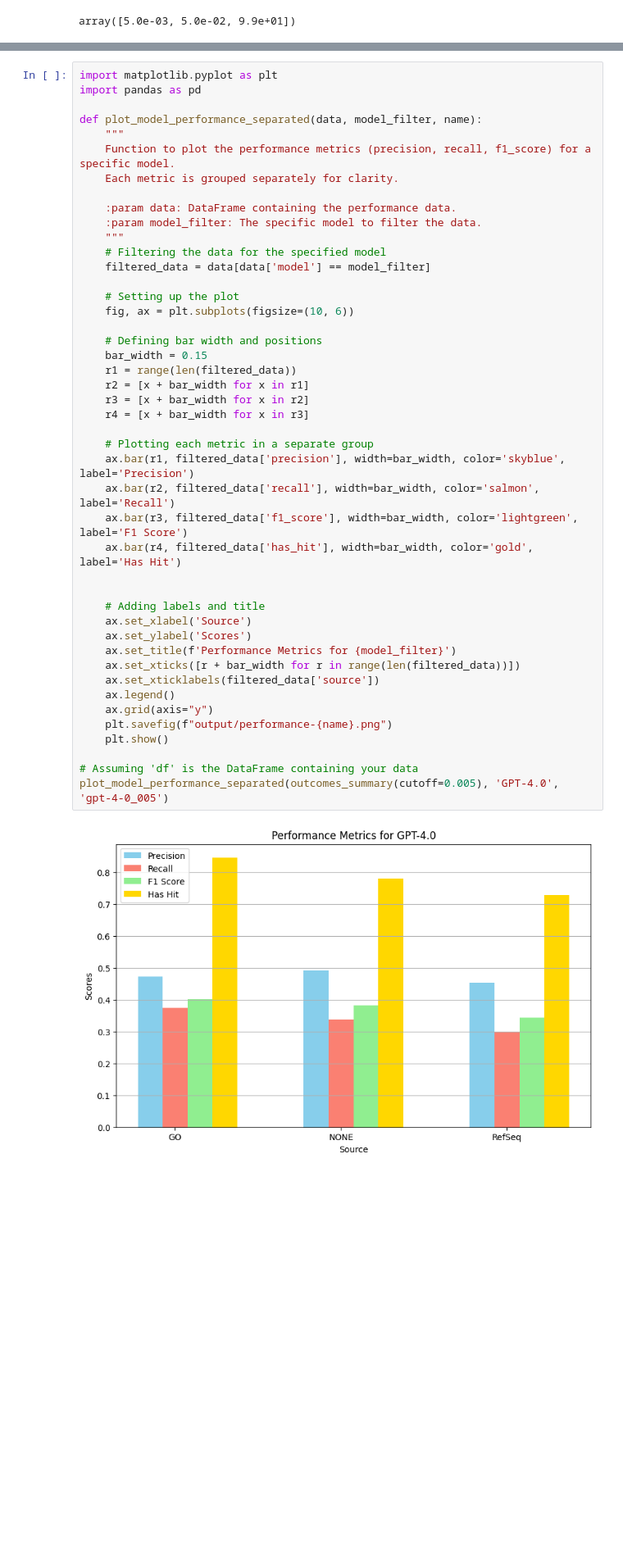
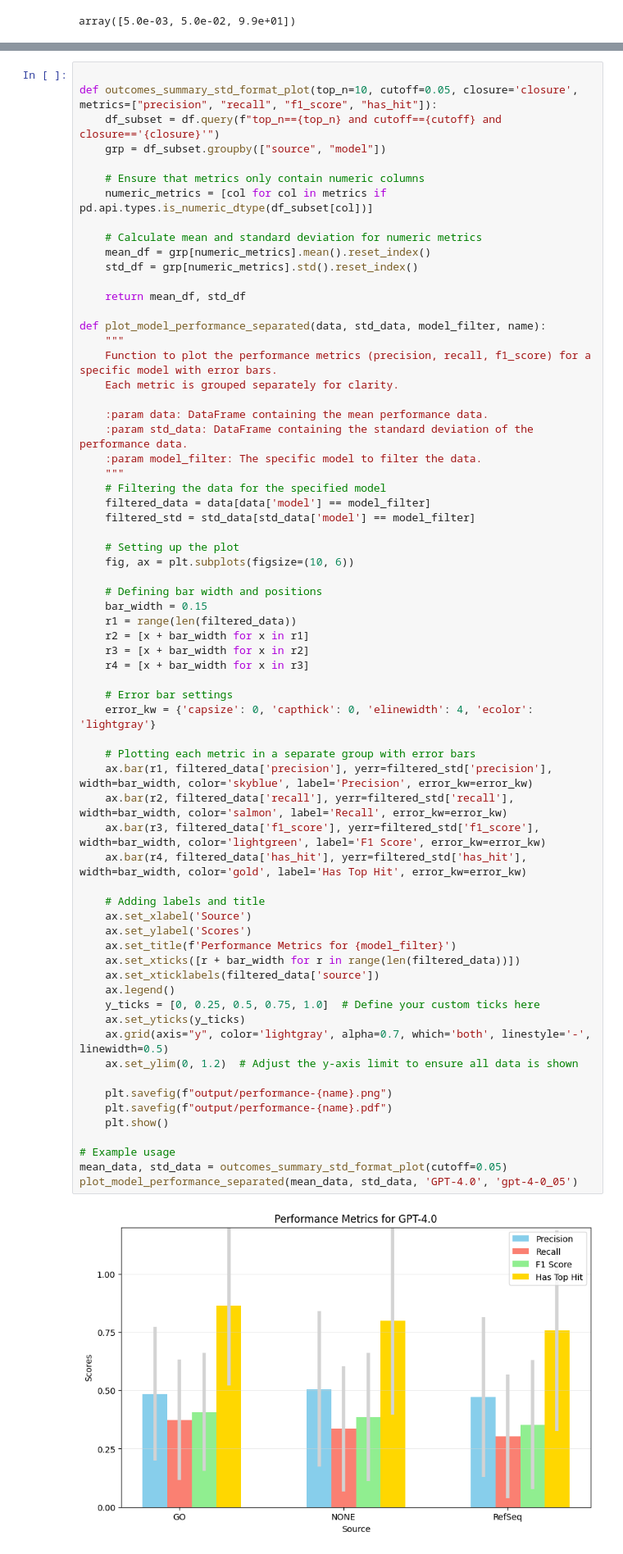
Before and after one commit to monarch-initiative/talisman-paper, a Jupyter notebook: Table1.ipynb, the cells around one changed output, grey strips where cells are left out. Shown: that part at 82% size. Drawn from its saved outputs; the diff is of its cells as text; blank space fills up the shorter version.

```diff
--- a/Table1.ipynb
+++ b/Table1.ipynb
@@ -292,47 +526,68 @@ himax(outcomes_summary(cutoff=0.005))
 # %%
-import matplotlib.pyplot as plt
-import pandas as pd
 
-def plot_model_performance_separated(data, model_filter, name):
+def outcomes_summary_std_format_plot(top_n=10, cutoff=0.05, closure='closure', metrics=["precision", "recall", "f1_score", "has_hit"]):
+    df_subset = df.query(f"top_n=={top_n} and cutoff=={cutoff} and closure=='{closure}'")
+    grp = df_subset.groupby(["source", "model"])
+
+    # Ensure that metrics only contain numeric columns
+    numeric_metrics = [col for col in metrics if pd.api.types.is_numeric_dtype(df_subset[col])]
+
+    # Calculate mean and standard deviation for numeric metrics
+    mean_df = grp[numeric_metrics].mean().reset_index()
+    std_df = grp[numeric_metrics].std().reset_index()
+
+    return mean_df, std_df
+
+def plot_model_performance_separated(data, std_data, model_filter, name):
     """
-    Function to plot the performance metrics (precision, recall, f1_score) for a specific model.
+    Function to plot the performance metrics (precision, recall, f1_score) for a specific model with error bars.
     Each metric is grouped separately for clarity.
 
-    :param data: DataFrame containing the performance data.
+    :param data: DataFrame containing the mean performance data.
+    :param std_data: DataFrame containing the standard deviation of the performance data.
     :param model_filter: The specific model to filter the data.
     """
     # Filtering the data for the specified model
     filtered_data = data[data['model'] == model_filter]
+    filtered_std = std_data[std_data['model'] == model_filter]
 
     # Setting up the plot
     fig, ax = plt.subplots(figsize=(10, 6))
 
     # Defining bar width and positions
     bar_width = 0.15
     r1 = range(len(filtered_data))
     r2 = [x + bar_width for x in r1]
     r3 = [x + bar_width for x in r2]
     r4 = [x + bar_width for x in r3]
 
-    # Plotting each metric in a separate group
-    ax.bar(r1, filtered_data['precision'], width=bar_width, color='skyblue', label='Precision')
-    ax.bar(r2, filtered_data['recall'], width=bar_width, color='salmon', label='Recall')
-    ax.bar(r3, filtered_data['f1_score'], width=bar_width, color='lightgreen', label='F1 Score')
-    ax.bar(r4, filtered_data['has_hit'], width=bar_width, color='gold', label='Has Hit')
+    # Error bar settings
+    error_kw = {'capsize': 0, 'capthick': 0, 'elinewidth': 4, 'ecolor': 'lightgray'}
 
+    # Plotting each metric in a separate group with error bars
+    ax.bar(r1, filtered_data['precision'], yerr=filtered_std['precision'], width=bar_width, color='skyblue', label='Precision', error_kw=error_kw)
+    ax.bar(r2, filtered_data['recall'], yerr=filtered_std['recall'], width=bar_width, color='salmon', label='Recall', error_kw=error_kw)
+    ax.bar(r3, filtered_data['f1_score'], yerr=filtered_std['f1_score'], width=bar_width, color='lightgreen', label='F1 Score', error_kw=error_kw)
+    ax.bar(r4, filtered_data['has_hit'], yerr=filtered_std['has_hit'], width=bar_width, color='gold', label='Has Top Hit', error_kw=error_kw)
 
     # Adding labels and title
     ax.set_xlabel('Source')
     ax.set_ylabel('Scores')
     ax.set_title(f'Performance Metrics for {model_filter}')
     ax.set_xticks([r + bar_width for r in range(len(filtered_data))])
     ax.set_xticklabels(filtered_data['source'])
     ax.legend()
-    ax.grid(axis="y")
+    y_ticks = [0, 0.25, 0.5, 0.75, 1.0]  # Define your custom ticks here
+    ax.set_yticks(y_ticks)
+    ax.grid(axis="y", color='lightgray', alpha=0.7, which='both', linestyle='-', linewidth=0.5)
+    ax.set_ylim(0, 1.2)  # Adjust the y-axis limit to ensure all data is shown
+
     plt.savefig(f"output/performance-{name}.png")
+    plt.savefig(f"output/performance-{name}.pdf")
     plt.show()
 
-# Assuming 'df' is the DataFrame containing your data
-plot_model_performance_separated(outcomes_summary(cutoff=0.005), 'GPT-4.0', 'gpt-4-0_005')
+# Example usage
+mean_data, std_data = outcomes_summary_std_format_plot(cutoff=0.05)
+plot_model_performance_separated(mean_data, std_data, 'GPT-4.0', 'gpt-4-0_05')
 # %% [output]
-[figure, old version]
+[figure, new version]
```
Also changed, not shown: parts of 16 cells of this notebook, 2 other files.
